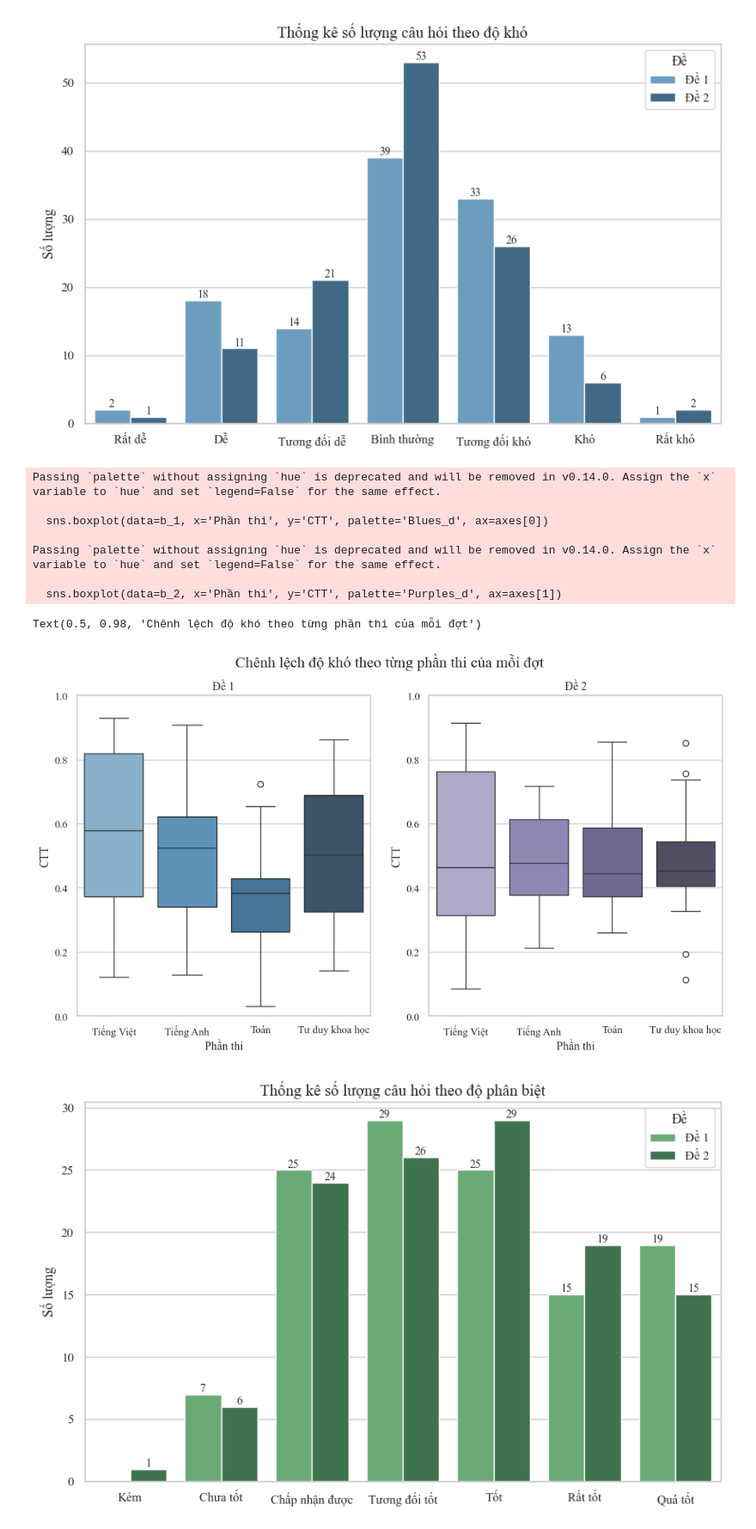
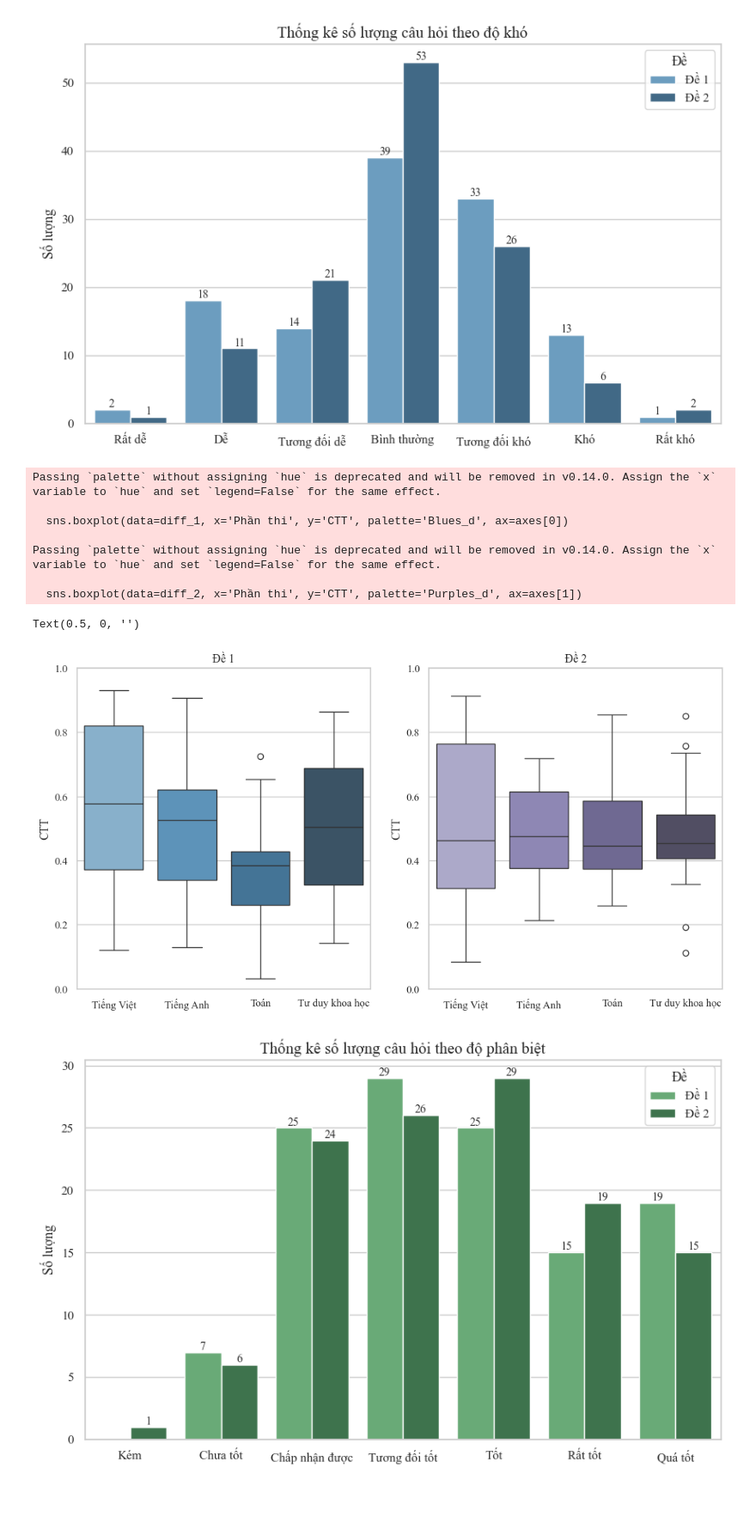
Before and after one commit to DuongThai2712/item-analysis-and-mmle-irt, a Jupyter notebook: main.ipynb, the cells around one changed output. Shown: that part at 86% size. Saved outputs shown, nothing was run; the diff lists cells and outputs as text; code cells hidden in the pictures; blank space fills up the shorter version.

```diff
--- a/main.ipynb
+++ b/main.ipynb
@@ -131,15 +131,15 @@ ip.plot_total(rawtotal_2, title='Phổ điểm theo điểm thô - Đề 2', ran
 # %% [output]
 [figure]
 # %%
-b_1, b_2 =  pd.DataFrame(), pd.DataFrame()
+diff_1, diff_2 =  pd.DataFrame(), pd.DataFrame()
 for data in [df_TV1, df_TA1, df_TO1, df_KH1]:
     b = (ctt.cal_diff(data[data['Null'] < 30])) # loại những thí sinh không thi 1 phần (bỏ toàn bộ câu hỏi của phần thi đó)
-    b_1 = pd.concat([b_1, b], axis=0)
+    diff_1 = pd.concat([diff_1, b], axis=0)
 
 for data in [df_TV2, df_TA2, df_TO2, df_KH2]:
     b = (ctt.cal_diff(data[data['Null'] < 30])) # loại những thí sinh không thi 1 phần (bỏ toàn bộ câu hỏi của phần thi đó)
-    b_2 = pd.concat([b_2, b], axis=0)
+    diff_2 = pd.concat([diff_2, b], axis=0)
 
-b_1 = b_1.rename({0: 'CTT'}, axis=1)
-b_2 = b_2.rename({0: 'CTT'}, axis=1)
+diff_1 = diff_1.rename({0: 'CTT'}, axis=1)
+diff_2 = diff_2.rename({0: 'CTT'}, axis=1)
 # %%
@@ -171,6 +171,6 @@ def b_category(diff):
     else:
         return 'Rất khó'
 
-b_1['Phân loại'] = b_1['CTT'].apply(b_category)
-b_2['Phân loại'] = b_2['CTT'].apply(b_category)
+diff_1['Phân loại'] = diff_1['CTT'].apply(b_category)
+diff_2['Phân loại'] = diff_2['CTT'].apply(b_category)
 # %%
@@ -179,8 +179,8 @@ ip.plot_item(b_1, b_2, title='Thống kê số lượng câu hỏi theo độ kh
 # %% [output]
 [figure]
 # %%
-b_1['Phần thi'] = (
-    b_1.index.str.extract(r'(\d+)', expand=False)
+diff_1['Phần thi'] = (
+    diff_1.index.str.extract(r'(\d+)', expand=False)
             .astype(int)
             .map(lambda x: "Tiếng Việt" if x<=30 else
                            "Tiếng Anh" if x<=60 else
@@ -188,8 +188,8 @@ b_1['Phần thi'] = (
                            "Tư duy khoa học")
 )
 
-b_2['Phần thi'] = (
-    b_2.index.str.extract(r'(\d+)', expand=False)
+diff_2['Phần thi'] = (
+    diff_2.index.str.extract(r'(\d+)', expand=False)
             .astype(int)
             .map(lambda x: "Tiếng Việt" if x<=30 else
                            "Tiếng Anh" if x<=60 else
@@ -198,21 +198,23 @@ b_2['Phần thi'] = (
 )
 # %%
 fig, axes = plt.subplots(ncols=2, figsize=(12, 6))
-sns.boxplot(data=b_1, x='Phần thi', y='CTT', palette='Blues_d', ax=axes[0])
+sns.boxplot(data=diff_1, x='Phần thi', y='CTT', palette='Blues_d', ax=axes[0])
 axes[0].set_title('Đề 1')
 axes[0].set_ylim(0,1)
-sns.boxplot(data=b_2, x='Phần thi', y='CTT', palette='Purples_d', ax=axes[1])
+axes[0].set_xlabel(None)
+sns.boxplot(data=diff_2, x='Phần thi', y='CTT', palette='Purples_d', ax=axes[1])
 axes[1].set_title('Đề 2')
 axes[1].set_ylim(0,1)
-plt.suptitle('Chênh lệch độ khó theo từng phần thi của mỗi đợt', fontsize=16)
+axes[1].set_xlabel(None)
+#plt.suptitle('Chênh lệch độ khó theo từng phần thi của mỗi đợt', fontsize=16)
 # %% [output]
 Passing `palette` without assigning `hue` is deprecated and will be removed in v0.14.0. Assign the `x` variable to `hue` and set `legend=False` for the same effect.
 
-  sns.boxplot(data=b_1, x='Phần thi', y='CTT', palette='Blues_d', ax=axes[0])
+  sns.boxplot(data=diff_1, x='Phần thi', y='CTT', palette='Blues_d', ax=axes[0])
 
 Passing `palette` without assigning `hue` is deprecated and will be removed in v0.14.0. Assign the `x` variable to `hue` and set `legend=False` for the same effect.
 
-  sns.boxplot(data=b_2, x='Phần thi', y='CTT', palette='Purples_d', ax=axes[1])
+  sns.boxplot(data=diff_2, x='Phần thi', y='CTT', palette='Purples_d', ax=axes[1])
-Text(0.5, 0.98, 'Chênh lệch độ khó theo từng phần thi của mỗi đợt')
+Text(0.5, 0, '')
-[figure, old version]
+[figure, new version]
 # %%
```
Also changed, not shown: parts of 13 cells of this notebook.
